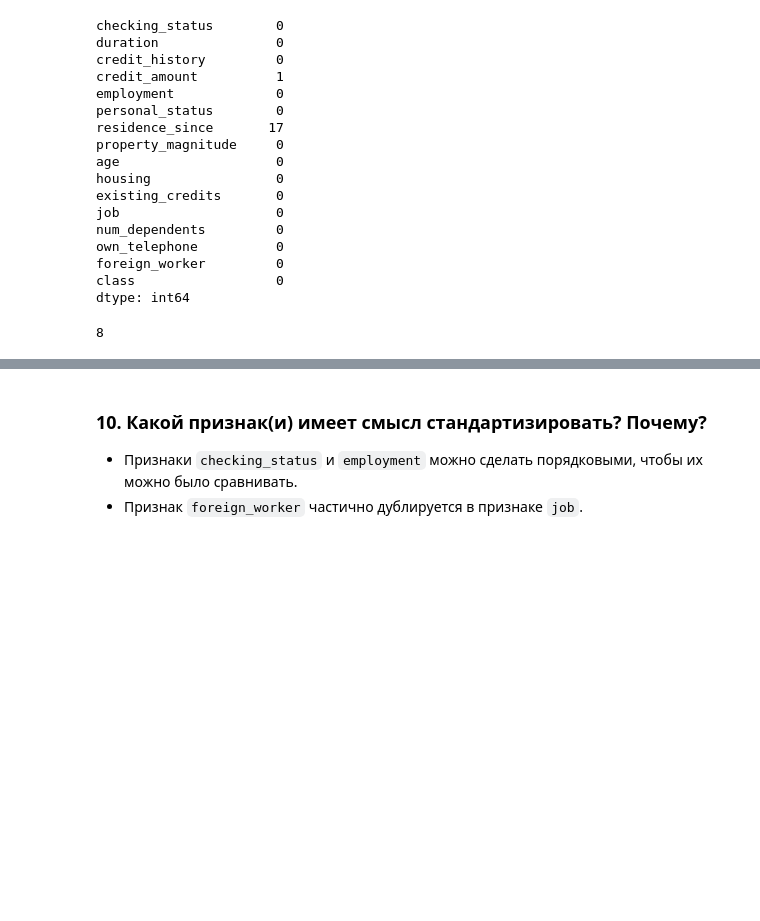
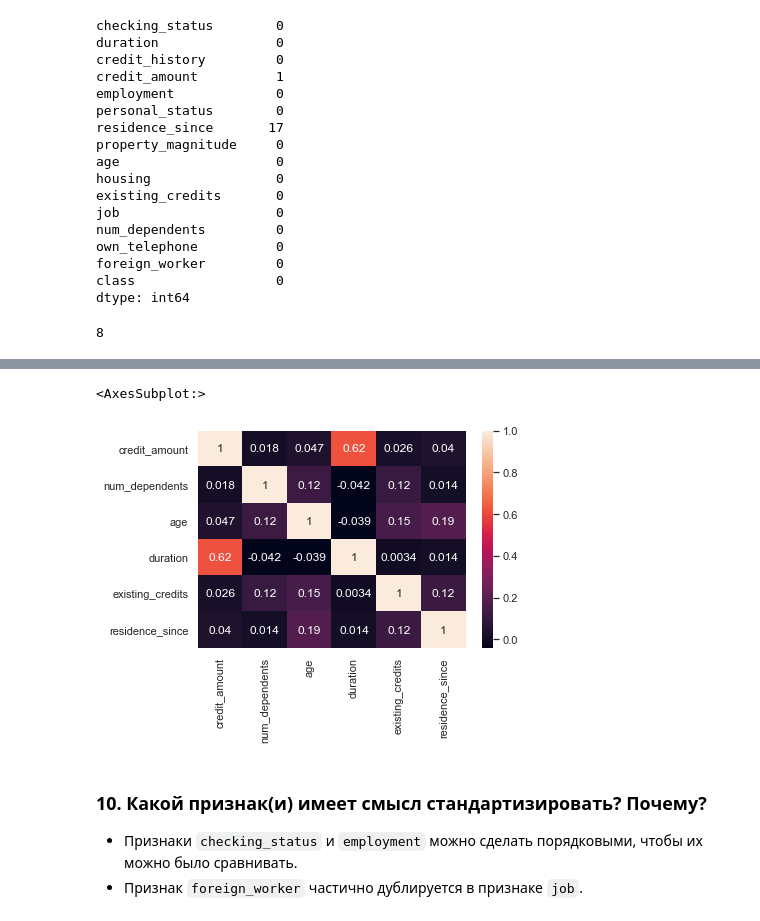
Before and after one commit to Donutellko/IAD, a Jupyter notebook: HW_1/lab1_task.ipynb, the cells around one changed output, grey strips where cells are left out. Drawn from its saved outputs; the diff is of its cells as text; code cells hidden in the pictures; blank space fills up the shorter version.

```diff
--- a/HW_1/lab1_task.ipynb
+++ b/HW_1/lab1_task.ipynb
@@ -334,0 +411,3 @@ sns.distplot(credit_df.credit_amount)
+# %%
+corr_matrix = credit_df[num_columns].corr()
+corr_matrix
@@ -335,3 +422,8 @@ sns.distplot(credit_df.credit_amount)
+# %%
+sns.heatmap(corr_matrix, annot=True, annot_kws={"size":12})
+# %% [output]
+<AxesSubplot:>
+[figure, added]
 # %% [markdown]
 ### 10. Какой признак(и) имеет смысл стандартизировать? Почему?
 * Признаки `checking_status` и `employment` можно сделать порядковыми, чтобы их можно было сравнивать.
```
Also changed, not shown: parts of 55 cells of this notebook.
